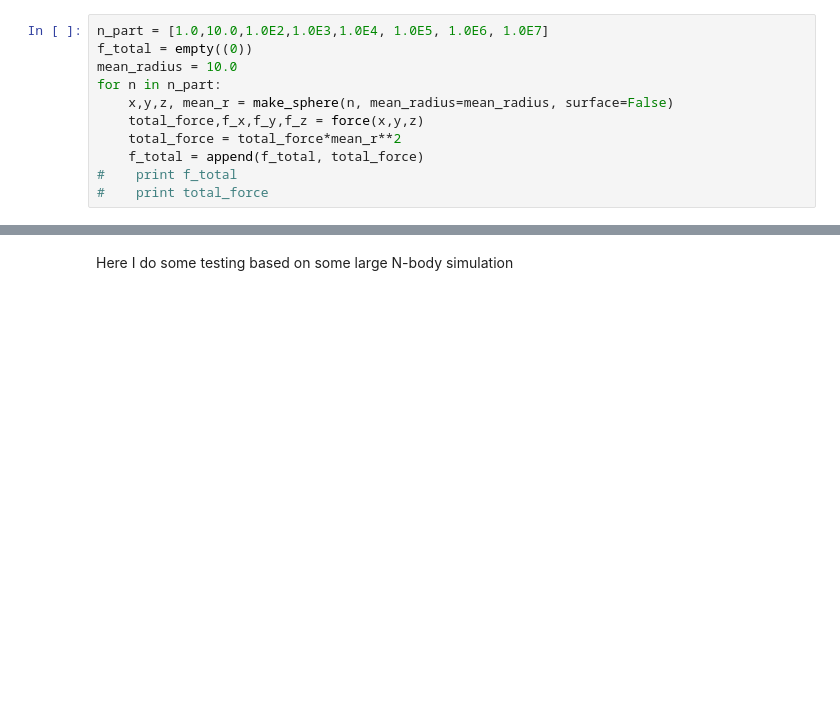
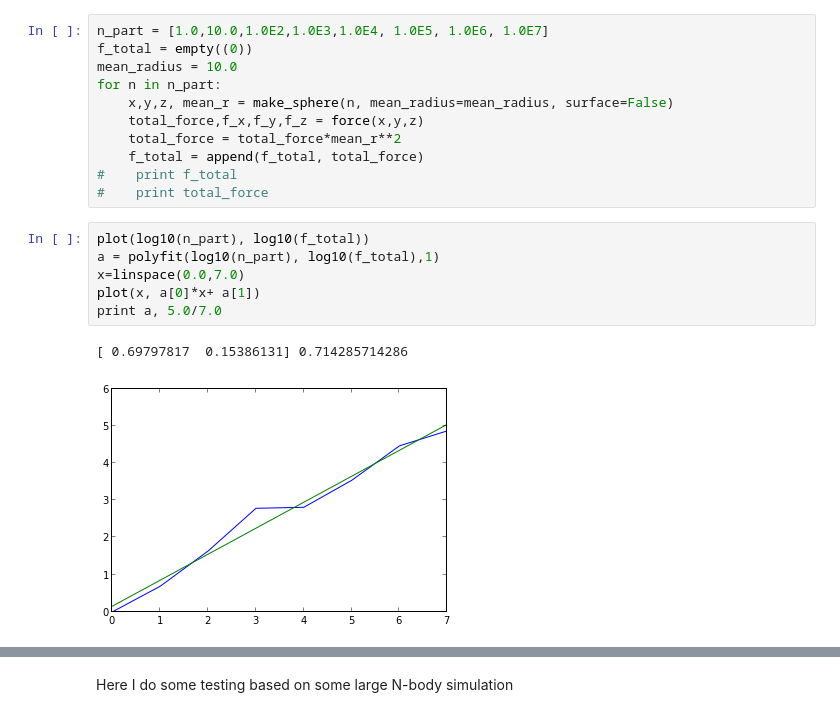
Before and after one commit to forero/spheres, a Jupyter notebook: code/spheres.ipynb, the cells around one changed output, grey strips where cells are left out. Cells and saved outputs as stored; diff of their text form; blank space fills up the shorter version.

```diff
--- a/code/spheres.ipynb
+++ b/code/spheres.ipynb
@@ -41,3 +41,12 @@ for n in n_part:
     f_total = append(f_total, total_force)
 #    print f_total
 #    print total_force
+# %%
+plot(log10(n_part), log10(f_total))
+a = polyfit(log10(n_part), log10(f_total),1)
+x=linspace(0.0,7.0)
+plot(x, a[0]*x+ a[1])
+print a, 5.0/7.0
+# %% [output]
+[ 0.69797817  0.15386131] 0.714285714286
+[figure, added]
```
Also changed, not shown: parts of 6 cells of this notebook.
